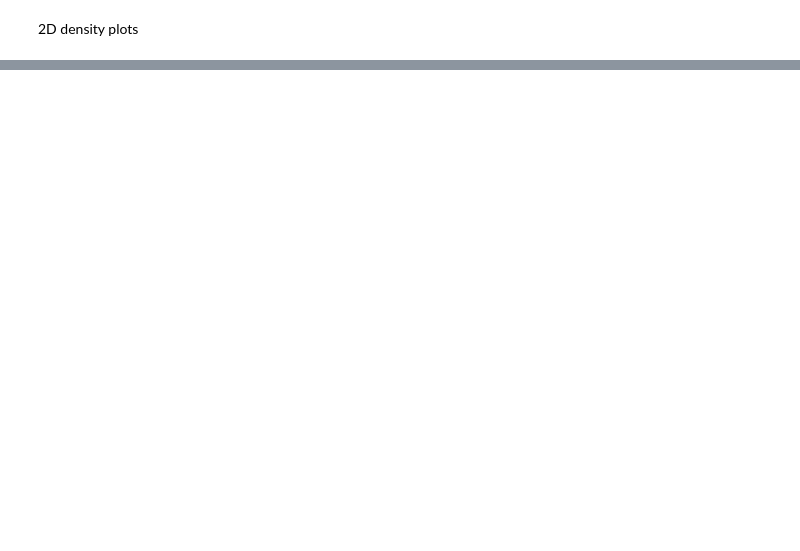
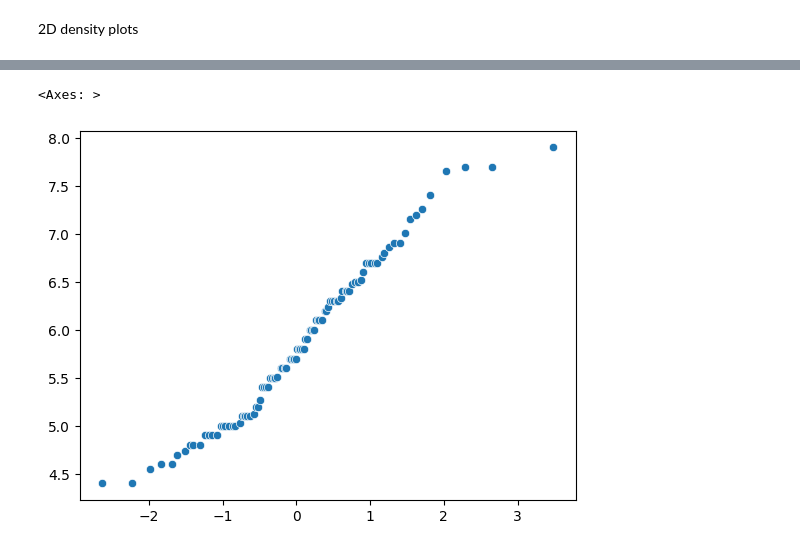
Before and after one commit to SUCCESSneeded/practice, a Jupyter notebook: Mlmaths.ipynb, the cells around one changed output, grey strips where cells are left out. Cells and saved outputs as stored; diff of their text form; code cells hidden in the pictures; blank space fills up the shorter version.

```diff
--- a/Mlmaths.ipynb
+++ b/Mlmaths.ipynb
@@ -207,0 +249,19 @@ sns.ecdfplot(data=dataset,x="petal_width",hue=dataset["species"])
+# %%
+temp=sorted(iris['sepal_length'].tolist())
+# %%
+y_quant=[]
+
+for i in range(1,101):
+  y_quant.append(np.percentile(temp,i))
+# %%
+samples=np.random.normal(loc=0,scale=1,size=1000)
+# %%
+x_quant=[]
+
+for i in range(1,101):
+  x_quant.append(np.percentile(samples,i))
+# %%
+sns.scatterplot(x=x_quant,y=y_quant)
+# %% [output]
+<Axes: >
+[figure, added]
```
Also changed, not shown: parts of 25 cells of this notebook.
